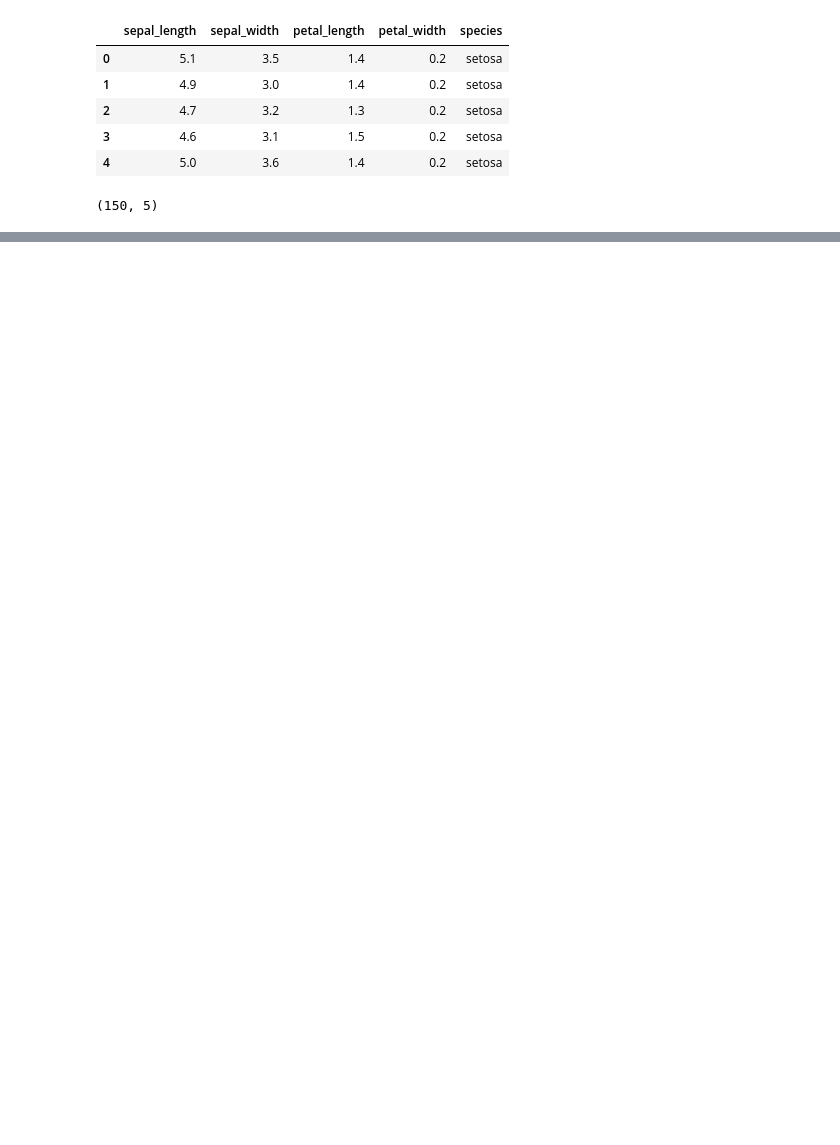
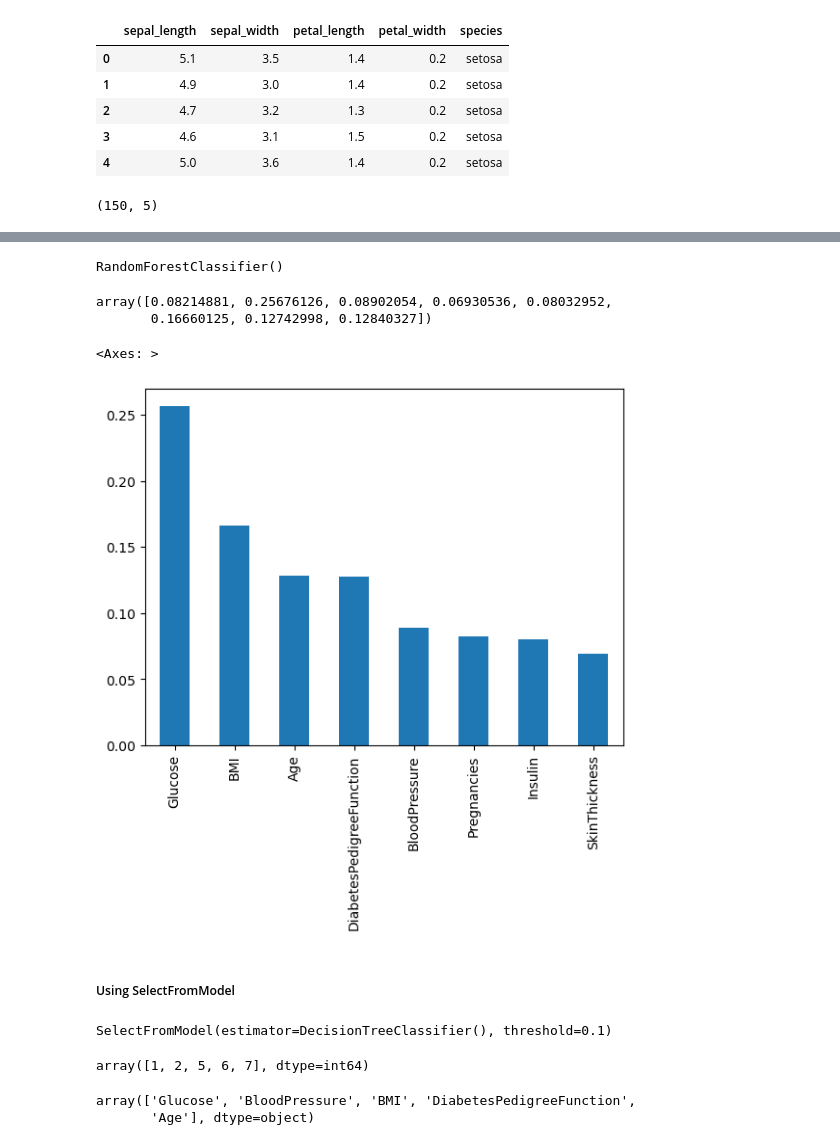
Before and after one commit to Shubhmeep/langchain, a Jupyter notebook: notebooks/Feature_Selection (A-Z).ipynb, the cells around one changed output, grey strips where cells are left out. Drawn from its saved outputs; the diff is of its cells as text; code cells hidden in the pictures; blank space fills up the shorter version.

```diff
--- a/notebooks/Feature_Selection (A-Z).ipynb
+++ b/notebooks/Feature_Selection (A-Z).ipynb
@@ -849,0 +924,3 @@ Embedded methods can be applied to those ML models having either coef_ or featur
+# %%
+df = pd.read_csv('https://raw.githubusercontent.com/npradaschnor/Pima-Indians-Diabetes-Dataset/master/diabetes.csv')
+df.head()
@@ -849,0 +934,30 @@ Embedded methods can be applied to those ML models having either coef_ or featur
+# %%
+from sklearn.model_selection import train_test_split
+
+X_train, X_test, y_train, y_test = train_test_split(df.iloc[:,0:-1],df.iloc[:,-1],test_size=0.2,random_state=1)
+# %%
+from pandas.core.common import random_state
+from sklearn.tree import DecisionTreeClassifier
+from sklearn.ensemble import RandomForestClassifier
+
+dt = DecisionTreeClassifier()
+rf = RandomForestClassifier()
+
+#dt.fit(X_train,y_train)
+rf.fit(X_train,y_train)
+# %% [output]
+RandomForestClassifier()
+# %%
+rf.feature_importances_
+# %% [output]
+array([0.08214881, 0.25676126, 0.08902054, 0.06930536, 0.08032952,
+       0.16660125, 0.12742998, 0.12840327])
+# %%
+x = pd.Series(np.abs(rf.feature_importances_),index=cols)
+
+x.sort_values(ascending=False).plot(kind='bar')
+# %% [output]
+<Axes: >
+[figure, added]
+# %% [markdown]
+##### Using SelectFromModel
@@ -849,0 +978,13 @@ Embedded methods can be applied to those ML models having either coef_ or featur
+# %%
+sfm.fit(X_train, y_train)
+# %% [output]
+SelectFromModel(estimator=DecisionTreeClassifier(), threshold=0.1)
+# %%
+sfm.get_support(indices=True)
+# %% [output]
+array([1, 2, 5, 6, 7], dtype=int64)
+# %%
+sfm.feature_names_in_[sfm.get_support(indices=True)]
+# %% [output]
+array(['Glucose', 'BloodPressure', 'BMI', 'DiabetesPedigreeFunction',
+       'Age'], dtype=object)
```
Also changed, not shown: parts of 101 cells of this notebook.
